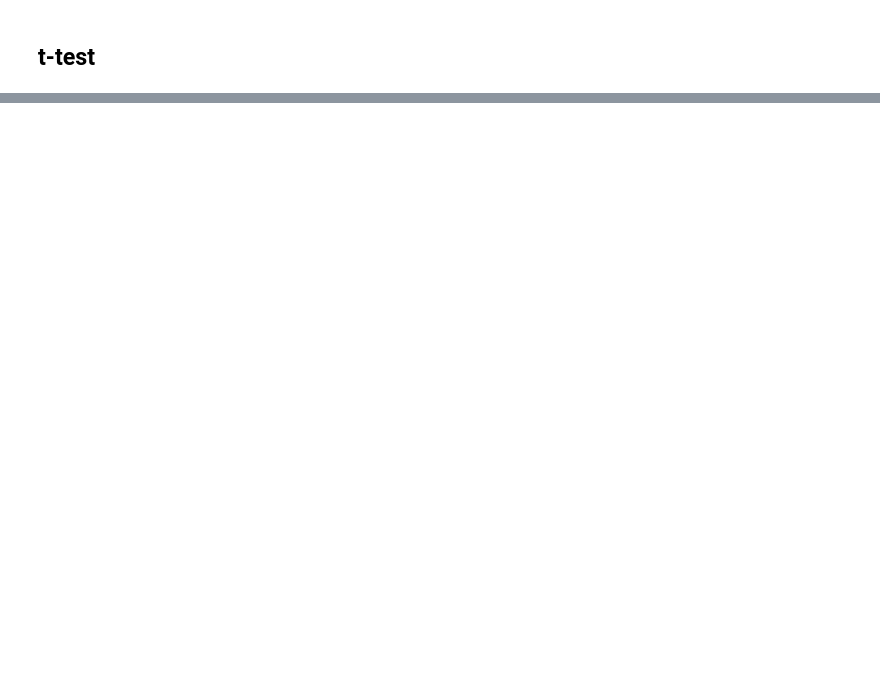
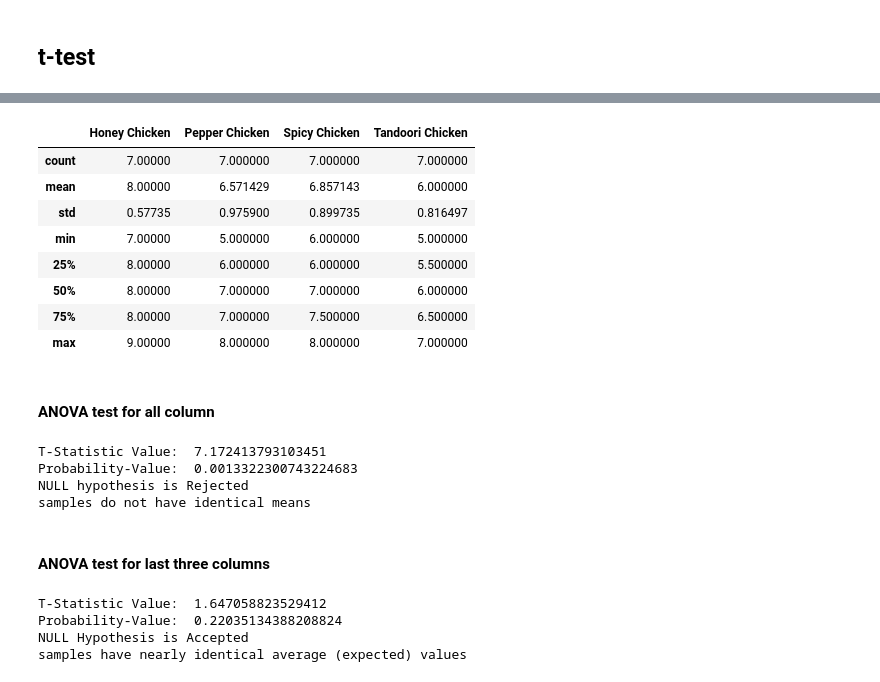
Before and after one commit to TechForEverybody/Applied_Data_Science_Practicals_Sem-8, a Jupyter notebook: Experiment-3/CS8A53_ADS_Experiment_3_ShivkumarChauhan.ipynb, the cells around one changed output, grey strips where cells are left out. Drawn from its saved outputs; the diff is of its cells as text; code cells hidden in the pictures; blank space fills up the shorter version.

```diff
--- a/Experiment-3/CS8A53_ADS_Experiment_3_ShivkumarChauhan.ipynb
+++ b/Experiment-3/CS8A53_ADS_Experiment_3_ShivkumarChauhan.ipynb
@@ -70,0 +257,40 @@ TTEST_Data
+# %%
+ANOVA_Data.describe()
+# %% [output]
+|  | Honey Chicken | Pepper Chicken | Spicy Chicken | Tandoori Chicken |
+| count | 7.00000 | 7.000000 | 7.000000 | 7.000000 |
+| mean | 8.00000 | 6.571429 | 6.857143 | 6.000000 |
+| std | 0.57735 | 0.975900 | 0.899735 | 0.816497 |
+| min | 7.00000 | 5.000000 | 6.000000 | 5.000000 |
+| 25% | 8.00000 | 6.000000 | 6.000000 | 5.500000 |
+| 50% | 8.00000 | 7.000000 | 7.000000 | 6.000000 |
+| 75% | 8.00000 | 7.000000 | 7.500000 | 6.500000 |
+| max | 9.00000 | 8.000000 | 8.000000 | 7.000000 |
+# %% [markdown]
+#### ANOVA test for all column
+# %%
+t_value,p_value=scipy.stats.f_oneway(ANOVA_Data['Honey Chicken'],ANOVA_Data['Pepper Chicken'],ANOVA_Data['Spicy Chicken'],ANOVA_Data['Tandoori Chicken'])
+print("T-Statistic Value: ",abs(t_value),"\nProbability-Value: ",p_value)
+if HypothesisComparerUsingPValue(p_value,ANOVA_Level_of_Significance)==True:
+    print("samples have nearly identical average (expected) values ")
+else:
+    print("samples do not have identical means")
+# %% [output]
+T-Statistic Value:  7.172413793103451
+Probability-Value:  0.0013322300743224683
+NULL hypothesis is Rejected
+samples do not have identical means
+# %% [markdown]
+#### ANOVA test for last three columns
+# %%
+t_value,p_value=scipy.stats.f_oneway(ANOVA_Data['Pepper Chicken'],ANOVA_Data['Spicy Chicken'],ANOVA_Data['Tandoori Chicken'])
+print("T-Statistic Value: ",abs(t_value),"\nProbability-Value: ",p_value)
+if HypothesisComparerUsingPValue(p_value,ANOVA_Level_of_Significance)==True:
+    print("samples have nearly identical average (expected) values ")
+else:
+    print("samples do not have identical means")
+# %% [output]
+T-Statistic Value:  1.647058823529412
+Probability-Value:  0.22035134388208824
+NULL Hypothesis is Accepted
+samples have nearly identical average (expected) values
```
Also changed, not shown: parts of 34 cells of this notebook, 4 other files.
